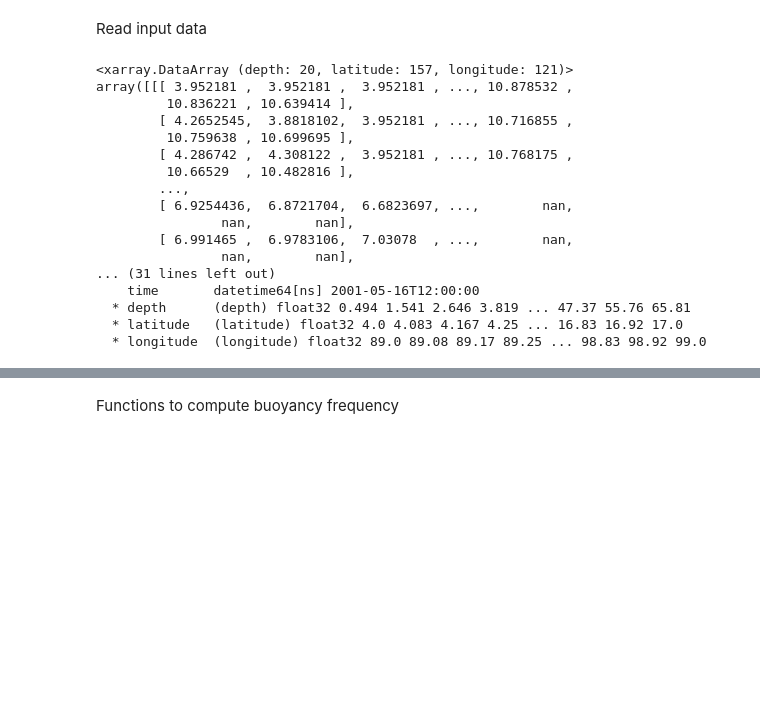
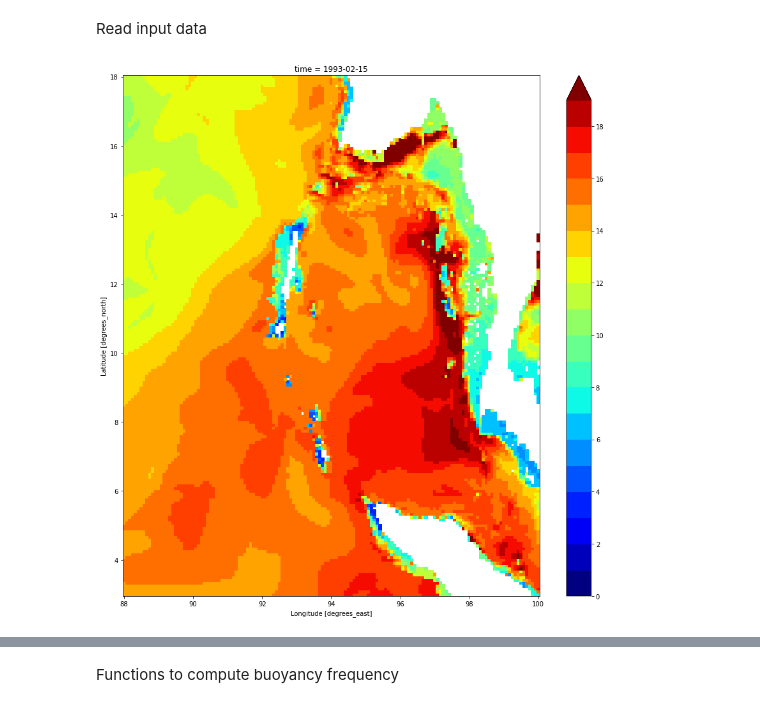
Before and after one commit to Yadidya5/interannual-variability-IT-Andaman-Sea, a Jupyter notebook: ORAS_Data_Analysis.ipynb, the cells around one changed output, grey strips where cells are left out. Saved outputs shown, nothing was run; the diff lists cells and outputs as text; code cells hidden in the pictures; blank space fills up the shorter version.

```diff
--- a/ORAS_Data_Analysis.ipynb
+++ b/ORAS_Data_Analysis.ipynb
@@ -21,29 +21,16 @@ Read input data
 f1 = xr.open_mfdataset("H:/ORAS_indianocean/*_oras_temp_indian_ocean.nc")
 f2 = xr.open_mfdataset("H:/ORAS_indianocean/*_oras_salt_indian_ocean.nc")
 # %%
-s1 = f2.so[100,0:20,:,:].sel(longitude=slice(89,99),latitude=slice(4,17))
-t1 = f1.thetao[100,0:20,:,:].sel(longitude=slice(89,99),latitude=slice(4,17))
-p1 = f1.depth
-
-
-#hans = dens(s,t,p).compute()
+s1 = f2.so[:,:31,:,:].sel(longitude=slice(88,100),latitude=slice(3,18))
+t1 = f1.thetao[:,:31,:,:].sel(longitude=slice(88,100),latitude=slice(3,18))
+p1 = f1.depth[:31]
 # %%
-bvf(s1,t1,p1,"depth").compute()
+n2 = bvf(s1,t1,p1,"depth").compute()
+n1 = n2.max("depth")
-# %% [output]
-<xarray.DataArray (depth: 20, latitude: 157, longitude: 121)>
-array([[[ 3.952181 ,  3.952181 ,  3.952181 , ..., 10.878532 ,
-         10.836221 , 10.639414 ],
-        [ 4.2652545,  3.8818102,  3.952181 , ..., 10.716855 ,
-         10.759638 , 10.699695 ],
-        [ 4.286742 ,  4.308122 ,  3.952181 , ..., 10.768175 ,
-         10.66529  , 10.482816 ],
-        ...,
-        [ 6.9254436,  6.8721704,  6.6823697, ...,        nan,
-                nan,        nan],
-        [ 6.991465 ,  6.9783106,  7.03078  , ...,        nan,
-                nan,        nan],
-... (31 lines left out)
-    time       datetime64[ns] 2001-05-16T12:00:00
-  * depth      (depth) float32 0.494 1.541 2.646 3.819 ... 47.37 55.76 65.81
-  * latitude   (latitude) float32 4.0 4.083 4.167 4.25 ... 16.83 16.92 17.0
-  * longitude  (longitude) float32 89.0 89.08 89.17 89.25 ... 98.83 98.92 99.0
+# %%
+fig, ax = plt.subplots(figsize=(15,15))
+n1[1,:,:].plot(ax=ax,levels=np.arange(20),cmap='jet')
+#.sel(longitude=93,method='nearest')
+ax.set_aspect("equal")
+# %% [output]
+[figure, added]
```
Also changed, not shown: parts of 2 cells of this notebook.
